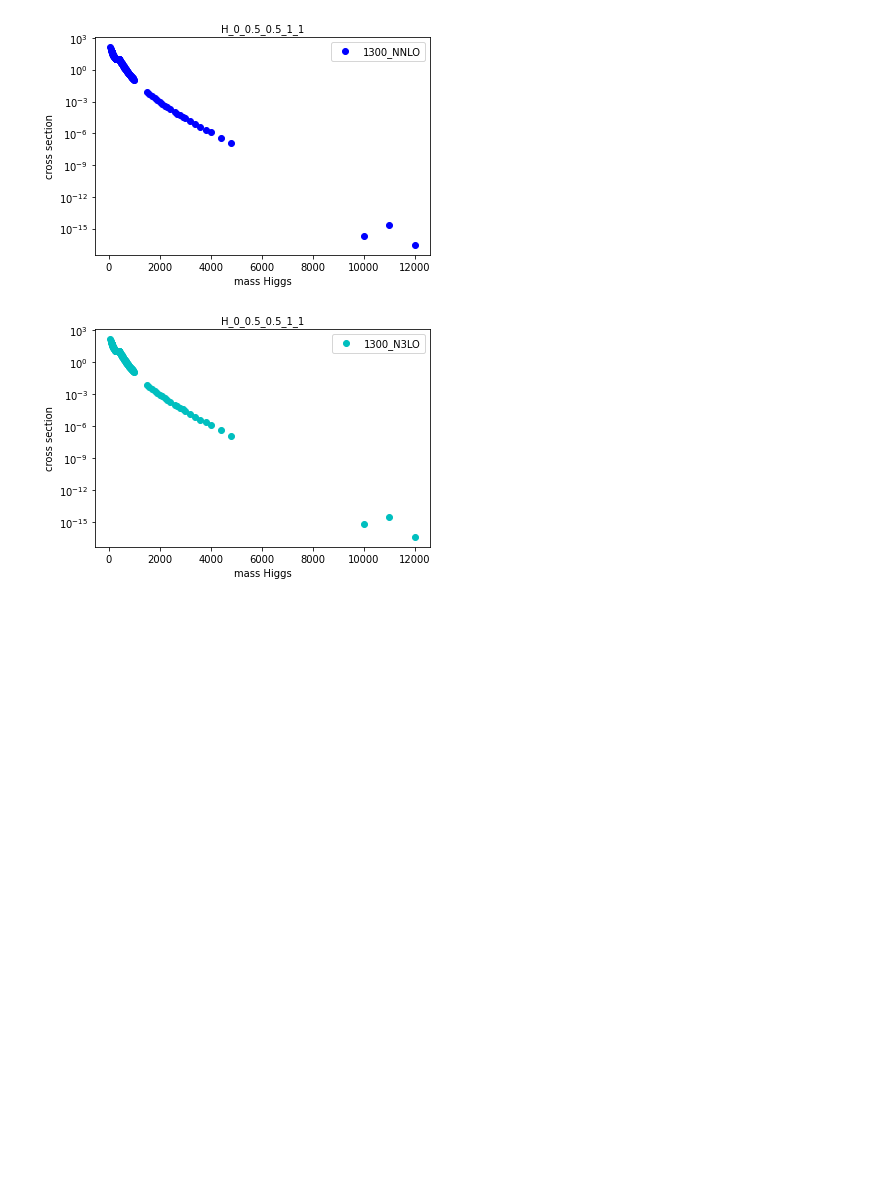
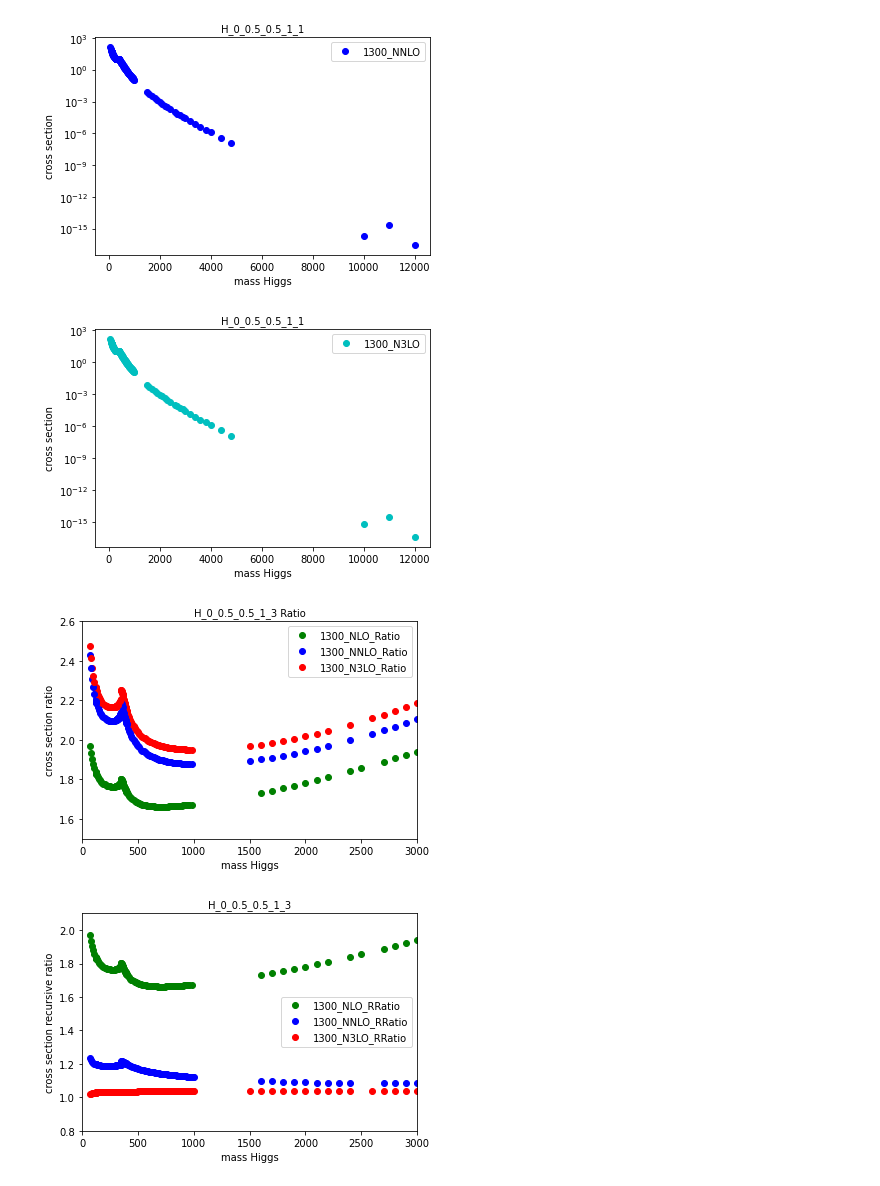
Before and after one commit to anandaguha/HiggsAnalysis, a Jupyter notebook: ReadCSV.ipynb, the cells around one changed output. Cells and saved outputs as stored; diff of their text form; code cells hidden in the pictures; blank space fills up the shorter version.

```diff
--- a/ReadCSV.ipynb
+++ b/ReadCSV.ipynb
@@ -215,0 +217,6 @@ def giveY(fName):
+# %%
+plot1300ratio("H_0_0.5_0.5_1_3")
+plot1300ratioRecursive("H_0_0.5_0.5_1_3")
+# %% [output]
+[figure, added]
+[figure, added]
```
Also changed, not shown: parts of 16 cells of this notebook.
